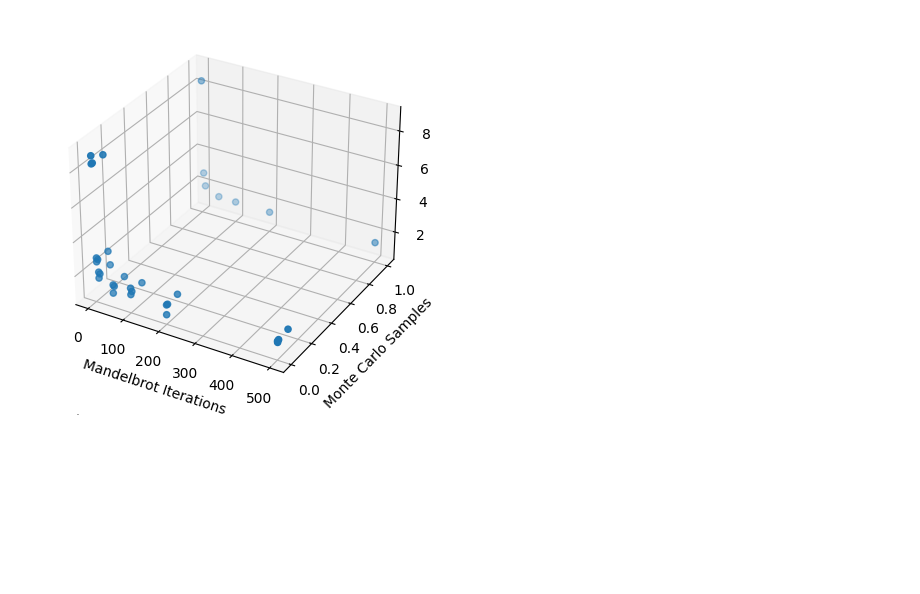
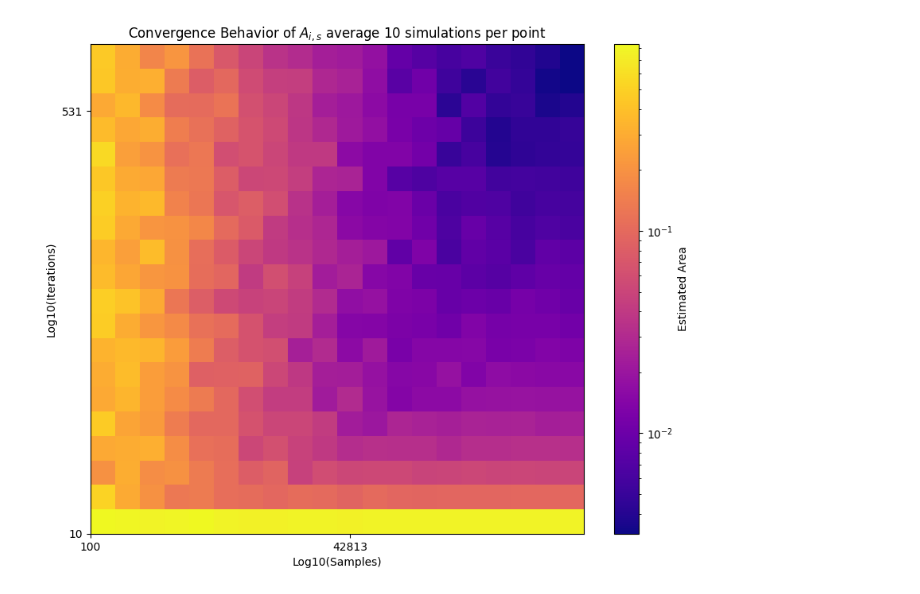
Before and after one commit to reqctoe/STSIM_ass1, a Jupyter notebook: mandelbroth_test_ezra.ipynb, the cells around one changed output. Saved outputs shown, nothing was run; the diff lists cells and outputs as text; code cells hidden in the pictures; blank space fills up the shorter version.

```diff
--- a/mandelbroth_test_ezra.ipynb
+++ b/mandelbroth_test_ezra.ipynb
@@ -159,18 +188,22 @@ current iteration is 500
-# %%
-areas = np.array(areas)
-iteration_list = np.array(iteration_list)
-sample_size_list = np.array(sample_size_list)
-
-# Create the 3D plot
-fig = plt.figure()
-ax = fig.add_subplot(111, projection='3d')
-
-ax.scatter(iteration_list, sample_size_list, areas)
-
-ax.set_xlabel('Mandelbrot Iterations')
-ax.set_ylabel('Monte Carlo Samples')
-ax.set_zlabel('Estimated Area')
-
-plt.show()
-# %% [output]
-[figure, removed]
+# %%
+from matplotlib.colors import LogNorm
+
+plt.figure(figsize=(10, 8))
+c = plt.imshow(areas, aspect='auto', cmap='plasma', origin='lower', norm=LogNorm() ,
+               extent=[np.log10(samples[0]), np.log10(samples[-1]), np.log10(iterations[0]), np.log10(iterations[-1])])
+
+# Add colorbar
+plt.colorbar(label='Estimated Area')
+
+# Label axes
+plt.xlabel('Log10(Samples)')
+plt.ylabel('Log10(Iterations)')
+
+# Set ticks
+plt.xticks(np.log10(samples)[::10], samples[::10])
+plt.yticks(np.log10(iterations)[::10], iterations[::10])
+
+plt.title('Convergence Behavior of $A_{i,s}$ average 10 simulations per point')
+plt.show()
+# %% [output]
+[figure, added]
```
Also changed, not shown: parts of 5 cells of this notebook, 4 other files.
